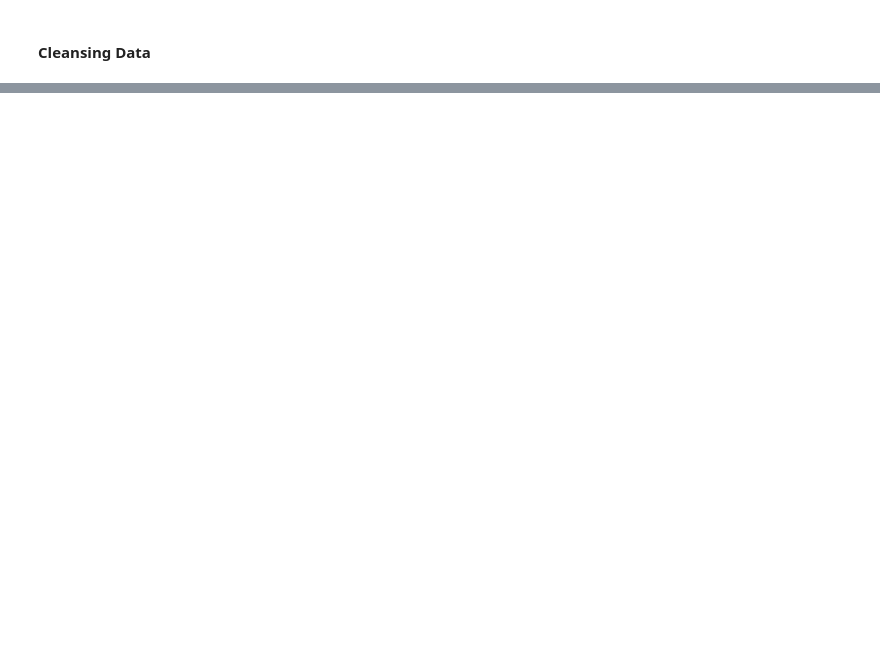
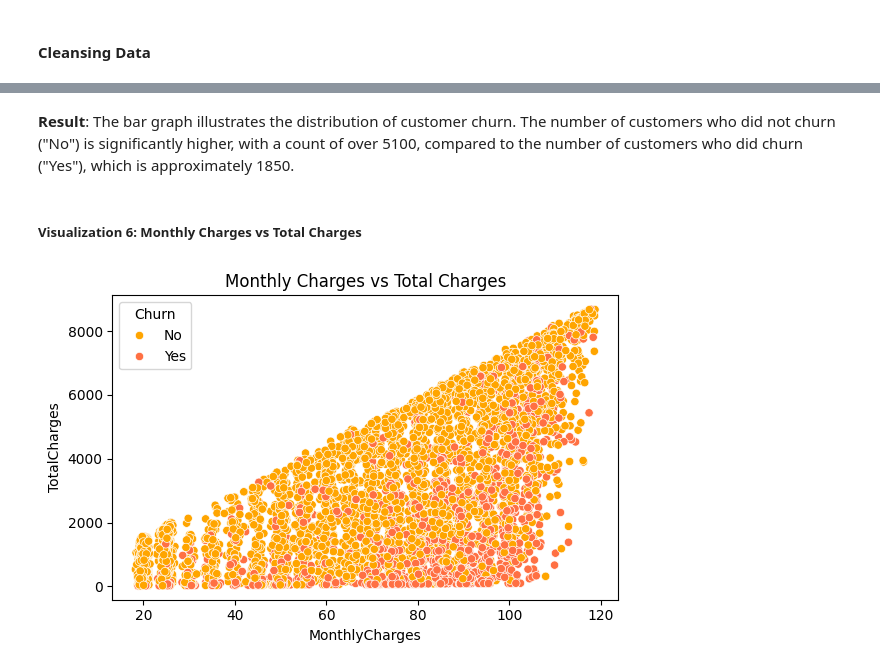
Before and after one commit to Meanhor/Telecom-Customer-Churn, a Jupyter notebook: telecom-churn-visualize.ipynb, the cells around one changed output, grey strips where cells are left out. Cells and saved outputs as stored; diff of their text form; code cells hidden in the pictures; blank space fills up the shorter version.

```diff
--- a/telecom-churn-visualize.ipynb
+++ b/telecom-churn-visualize.ipynb
@@ -61,0 +212,15 @@ Name: count, dtype: int64
+# %% [markdown]
+**Result**: The bar graph illustrates the distribution of customer churn. The number of customers who did not churn ("No") is significantly higher, with a count of over 5100, compared to the number of customers who did churn ("Yes"), which is approximately 1850.
+# %% [markdown]
+##### **Visualization 6: Monthly Charges vs Total Charges**
+# %%
+def plot_charges_scatter(df):
+    plt.figure(figsize=(6, 4))
+    sns.scatterplot(data=df, x="MonthlyCharges", y="TotalCharges", hue="Churn", palette=["#FFA500", "#FF7043"])
+    plt.title("Monthly Charges vs Total Charges")
+    plt.tight_layout()
+    plt.show()
+
+plot_charges_scatter(df)
+# %% [output]
+[figure, added]
```
Also changed, not shown: parts of 49 cells of this notebook.
